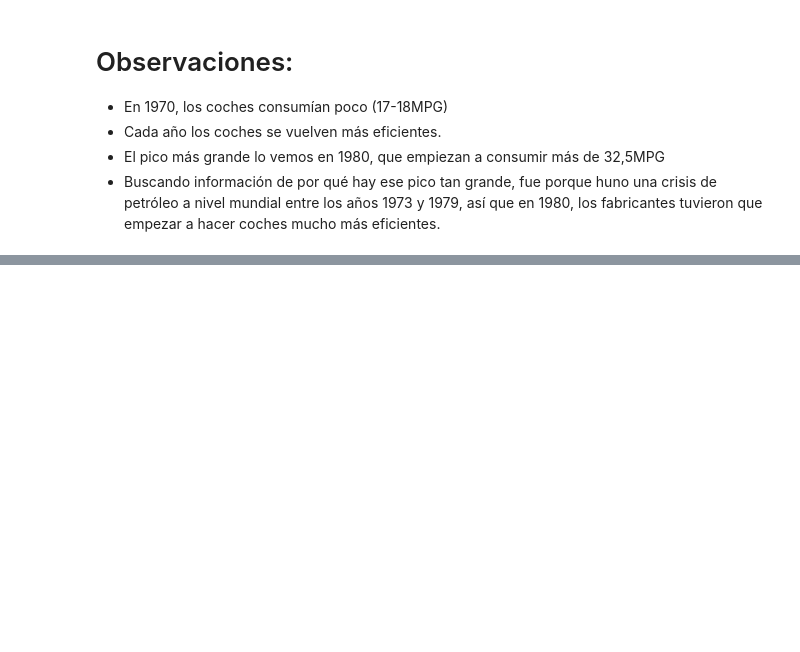
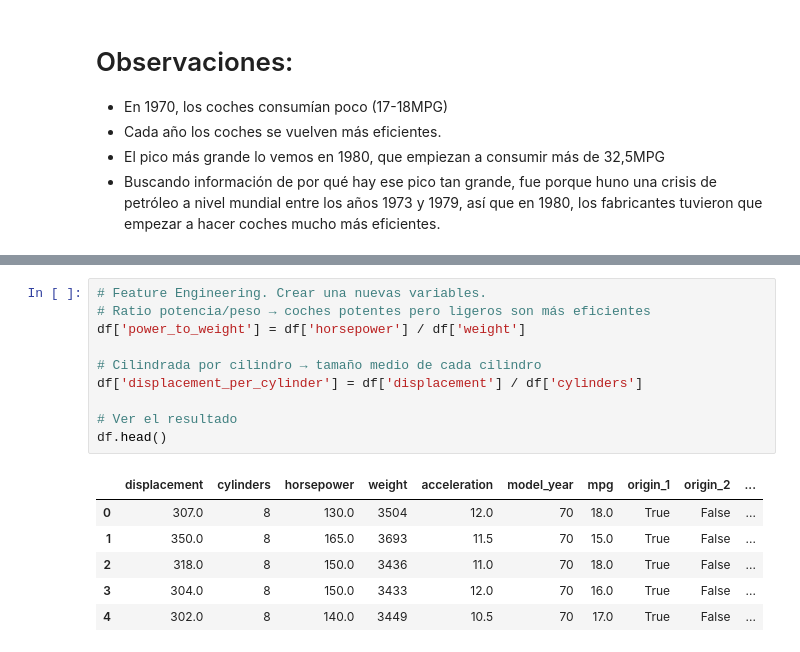
Before and after one commit to erikajcd08/ML_Project_Kickoff_Auto_MPG_Dataset, a Jupyter notebook: 01_notebook.ipynb, the cells around one changed output, grey strips where cells are left out. Saved outputs shown, nothing was run; the diff lists cells and outputs as text; blank space fills up the shorter version.

```diff
--- a/01_notebook.ipynb
+++ b/01_notebook.ipynb
@@ -173,0 +213,17 @@ The `ci` parameter is deprecated. Use `errorbar=None` for the same effect.
+# %%
+# Feature Engineering. Crear una nuevas variables.
+# Ratio potencia/peso → coches potentes pero ligeros son más eficientes
+df['power_to_weight'] = df['horsepower'] / df['weight']
+
+# Cilindrada por cilindro → tamaño medio de cada cilindro
+df['displacement_per_cylinder'] = df['displacement'] / df['cylinders']
+
+# Ver el resultado
+df.head()
+# %% [output]
+|  | displacement | cylinders | horsepower | weight | acceleration | model_year | mpg | origin_1 | origin_2 | ... |
+| 0 | 307.0 | 8 | 130.0 | 3504 | 12.0 | 70 | 18.0 | True | False | ... |
+| 1 | 350.0 | 8 | 165.0 | 3693 | 11.5 | 70 | 15.0 | True | False | ... |
+| 2 | 318.0 | 8 | 150.0 | 3436 | 11.0 | 70 | 18.0 | True | False | ... |
+| 3 | 304.0 | 8 | 150.0 | 3433 | 12.0 | 70 | 16.0 | True | False | ... |
+| 4 | 302.0 | 8 | 140.0 | 3449 | 10.5 | 70 | 17.0 | True | False | ... |
```
Also changed, not shown: parts of 3 cells of this notebook.
